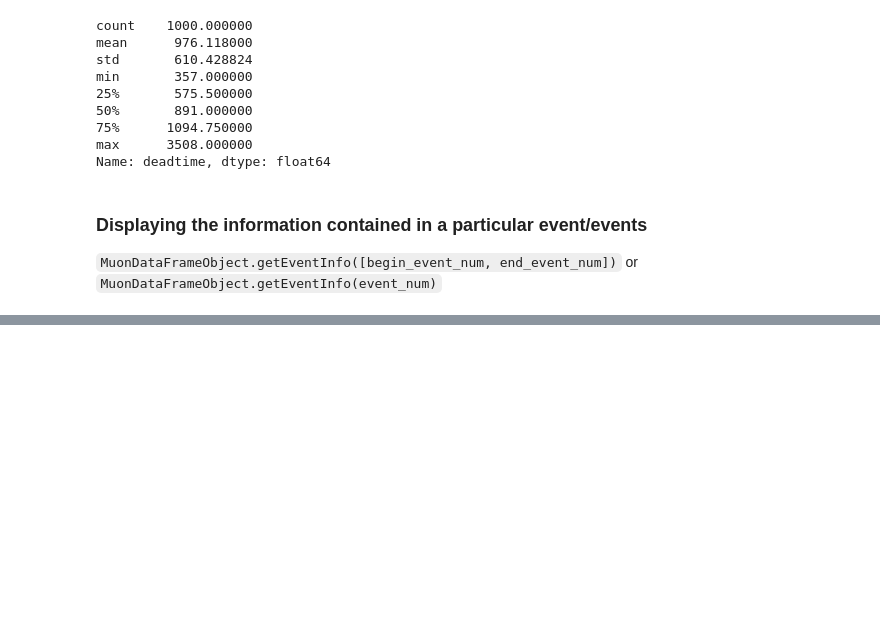
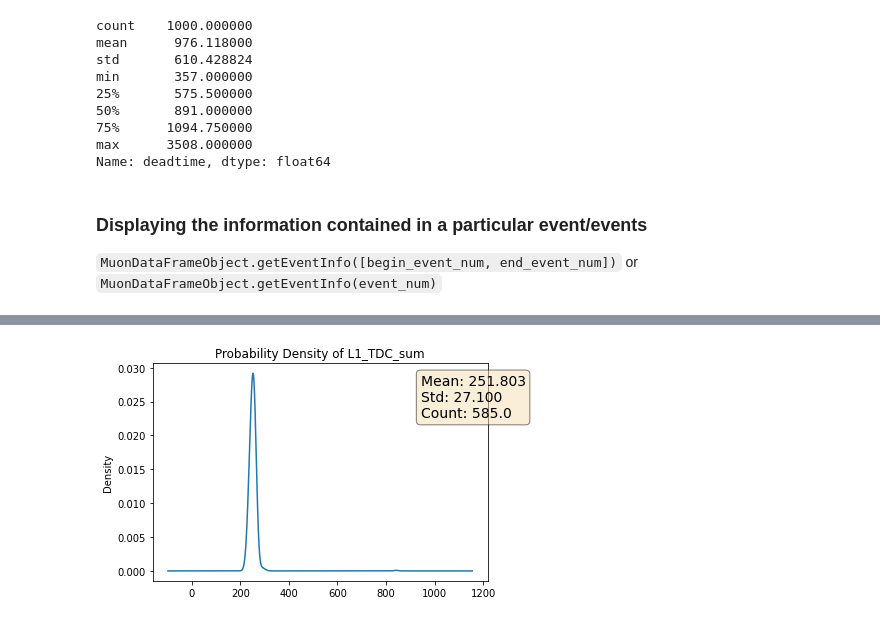
Before and after one commit to shanto268/HEP_DAQ, a Jupyter notebook: CrateAnalysis/CAMAC_Analysis_API.ipynb, the cells around one changed output, grey strips where cells are left out. Cells and saved outputs as stored; diff of their text form; code cells hidden in the pictures; blank space fills up the shorter version.

```diff
--- a/CrateAnalysis/CAMAC_Analysis_API.ipynb
+++ b/CrateAnalysis/CAMAC_Analysis_API.ipynb
@@ -172,0 +274,4 @@ mdf.getEventInfo([10,20])
+# %%
+mdf.getKDE("L1_TDC_sum")
+# %% [output]
+[figure, added]
```
Also changed, not shown: parts of 36 cells of this notebook, 2 other files.
